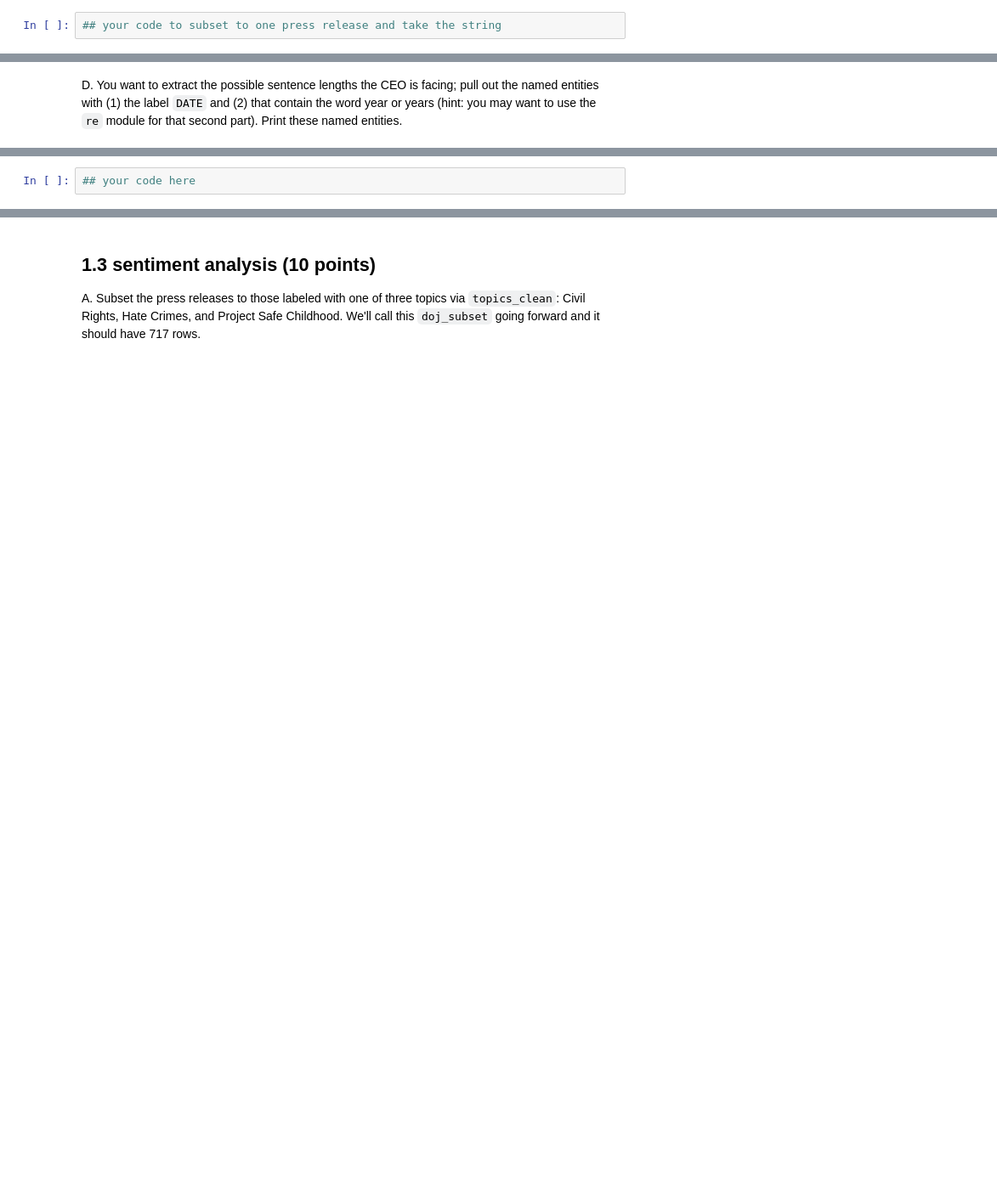
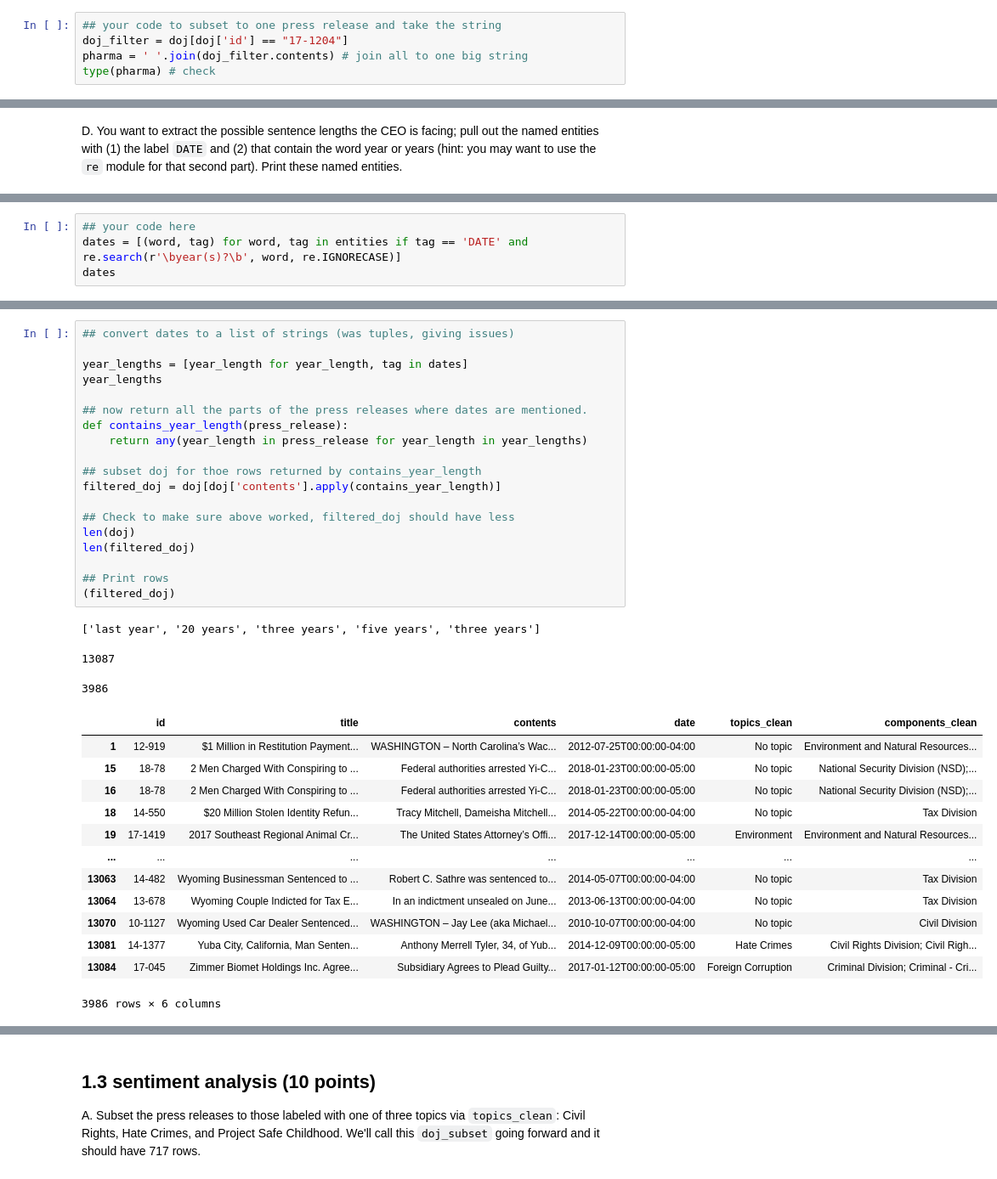
Before and after one commit to victoralexandermoreno/QSS20_S24, a Jupyter notebook: my_work_victor_moreno/pset3/pset3_blank.ipynb, the cells around one changed output, grey strips where cells are left out. Shown at 85% size. Cells and saved outputs as stored; diff of their text form; blank space fills up the shorter version.

```diff
--- a/my_work_victor_moreno/pset3/pset3_blank.ipynb
+++ b/my_work_victor_moreno/pset3/pset3_blank.ipynb
@@ -94,3 +100,6 @@ The `contents` column is the one we're treating as a document. You may need to t
 We'll call the raw string of this press release `pharma`
 # %%
 ## your code to subset to one press release and take the string
+doj_filter = doj[doj['id'] == "17-1204"]
+pharma = ' '.join(doj_filter.contents) # join all to one big string
+type(pharma) # check
@@ -130,0 +234,4 @@ D. You want to extract the possible sentence lengths the CEO is facing; pull out
+# %%
+## your code here
+dates = [(word, tag) for word, tag in entities if tag == 'DATE' and re.search(r'\byear(s)?\b', word, re.IGNORECASE)]
+dates
@@ -134,5 +247,39 @@ E. Pull and print the original parts of the press releases where those year leng
 **Hint**: you may want to use re.search or re.findall
 
 - For part E, you can use `re.search` and `re.findall`, or anything that works 😳.
-# %%
-## your code here
+# %%
+## convert dates to a list of strings (was tuples, giving issues)
+
+year_lengths = [year_length for year_length, tag in dates]
+year_lengths
+
+## now return all the parts of the press releases where dates are mentioned.
+def contains_year_length(press_release):
+    return any(year_length in press_release for year_length in year_lengths)
+
+## subset doj for thoe rows returned by contains_year_length
+filtered_doj = doj[doj['contents'].apply(contains_year_length)]
+
+## Check to make sure above worked, filtered_doj should have less
+len(doj)
+len(filtered_doj)
+
+## Print rows
+(filtered_doj)
+# %% [output]
+['last year', '20 years', 'three years', 'five years', 'three years']
+13087
+3986
+|  | id | title | contents | date | topics_clean | components_clean |
+| 1 | 12-919 | $1 Million in Restitution Payment... | WASHINGTON – North Carolina’s Wac... | 2012-07-25T00:00:00-04:00 | No topic | Environment and Natural Resources... |
+| 15 | 18-78 | 2 Men Charged With Conspiring to ... | Federal authorities arrested Yi-C... | 2018-01-23T00:00:00-05:00 | No topic | National Security Division (NSD);... |
+| 16 | 18-78 | 2 Men Charged With Conspiring to ... | Federal authorities arrested Yi-C... | 2018-01-23T00:00:00-05:00 | No topic | National Security Division (NSD);... |
+| 18 | 14-550 | $20 Million Stolen Identity Refun... | Tracy Mitchell, Dameisha Mitchell... | 2014-05-22T00:00:00-04:00 | No topic | Tax Division |
+| 19 | 17-1419 | 2017 Southeast Regional Animal Cr... | The United States Attorney’s Offi... | 2017-12-14T00:00:00-05:00 | Environment | Environment and Natural Resources... |
+| ... | ... | ... | ... | ... | ... | ... |
+| 13063 | 14-482 | Wyoming Businessman Sentenced to ... | Robert C. Sathre was sentenced to... | 2014-05-07T00:00:00-04:00 | No topic | Tax Division |
+| 13064 | 13-678 | Wyoming Couple Indicted for Tax E... | In an indictment unsealed on June... | 2013-06-13T00:00:00-04:00 | No topic | Tax Division |
+| 13070 | 10-1127 | Wyoming Used Car Dealer Sentenced... | WASHINGTON – Jay Lee (aka Michael... | 2010-10-07T00:00:00-04:00 | No topic | Civil Division |
+| 13081 | 14-1377 | Yuba City, California, Man Senten... | Anthony Merrell Tyler, 34, of Yub... | 2014-12-09T00:00:00-05:00 | Hate Crimes | Civil Rights Division; Civil Righ... |
+| 13084 | 17-045 | Zimmer Biomet Holdings Inc. Agree... | Subsidiary Agrees to Plead Guilty... | 2017-01-12T00:00:00-05:00 | Foreign Corruption | Criminal Division; Criminal - Cri... |
+3986 rows × 6 columns
```
Also changed, not shown: parts of 52 cells of this notebook, 2 other files.
